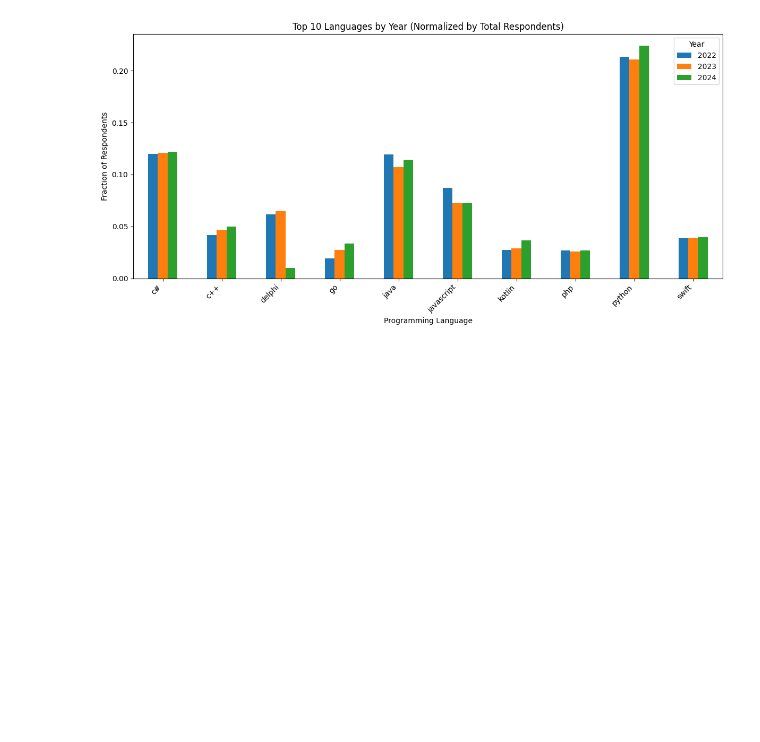
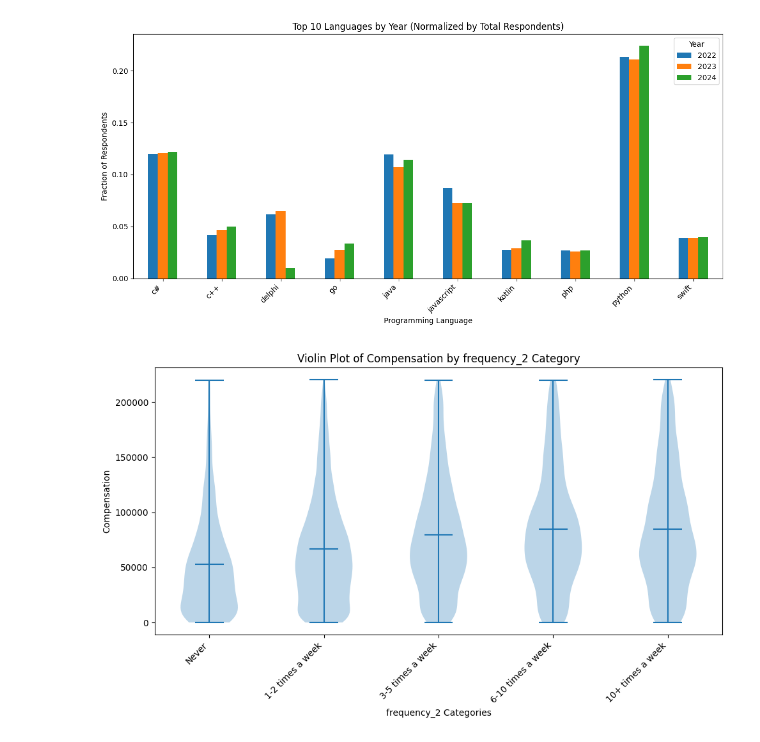
Before and after one commit to adni8025/Stack-Overflow-Developer-Survey-Data-Mining, a Jupyter notebook: thefile.ipynb, the cells around one changed output. Saved outputs shown, nothing was run; the diff lists cells and outputs as text; code cells hidden in the pictures; blank space fills up the shorter version.

```diff
--- a/thefile.ipynb
+++ b/thefile.ipynb
@@ -536,3 +495,25 @@ php                     0.026847  0.025928  0.026932
 python                  0.213446  0.211155  0.224078
 swift                   0.038828  0.038426  0.039860
 [figure]
+# %%
+import matplotlib.pyplot as plt
+import numpy as np
+
+desired_order = ["Never", "1-2 times a week", "3-5 times a week",
+                 "6-10 times a week", "10+ times a week"]
+
+data = [df_comp.loc[df_comp['FREQUENCY_2'] == cat, 'CONVERTEDCOMPYEARLY']
+        for cat in desired_order]
+
+plt.figure(figsize=(10, 6))
+plt.violinplot(data, showmeans=True)
+
+plt.xticks(ticks=np.arange(1, len(desired_order) + 1),
+           labels=desired_order, rotation=45, ha='right')
+plt.xlabel("frequency_2 Categories")
+plt.ylabel("Compensation")
+plt.title("Violin Plot of Compensation by frequency_2 Category")
+plt.tight_layout()
+plt.show()
+# %% [output]
+[figure, added]
```
Also changed, not shown: parts of 17 cells of this notebook.
